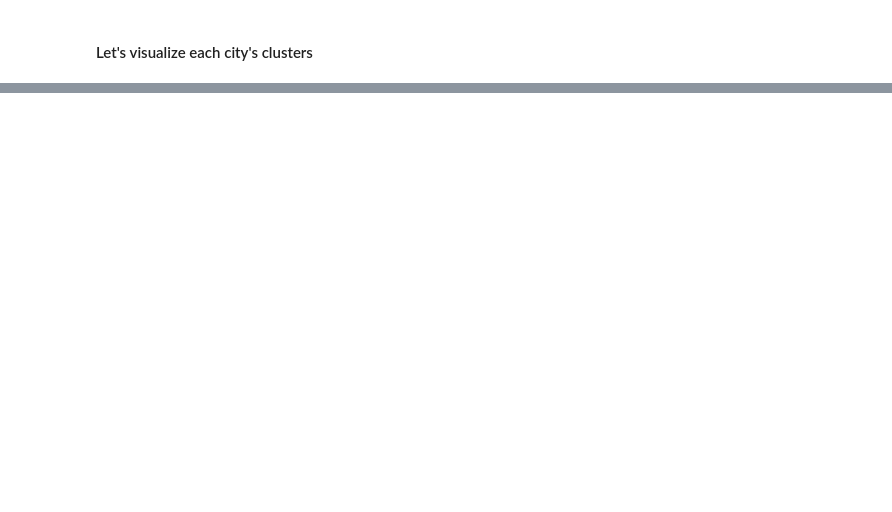
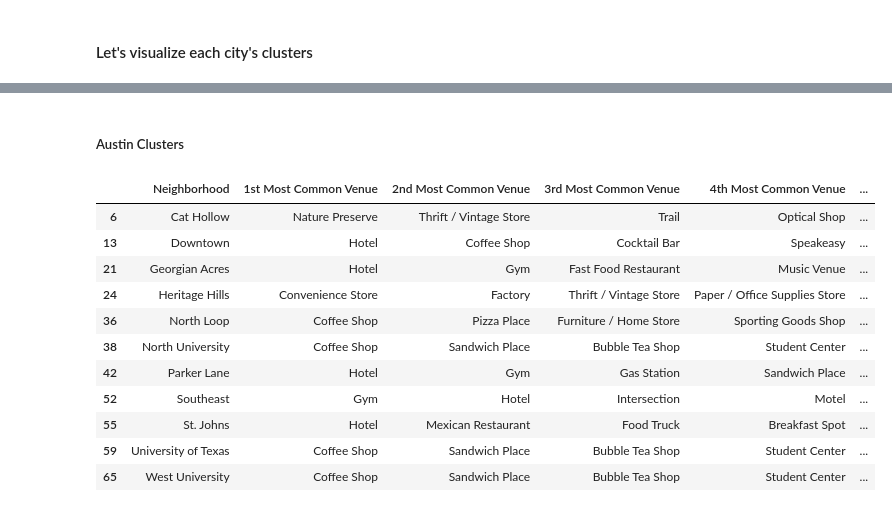
Before and after one commit to klfontus/Two_Capital_Cities, a Jupyter notebook: Data_Science_Capstone_Project.ipynb, the cells around one changed output, grey strips where cells are left out. Saved outputs shown, nothing was run; the diff lists cells and outputs as text; code cells hidden in the pictures; blank space fills up the shorter version.

```diff
--- a/Data_Science_Capstone_Project.ipynb
+++ b/Data_Science_Capstone_Project.ipynb
@@ -784,0 +844,17 @@ TypeError: ignored
+# %% [markdown]
+##### Austin Clusters
+# %%
+au_clusters_venues.loc[au_clusters_venues['Cluster Labels'] == 0, au_clusters_venues.columns[[0] + list(range(4, au_clusters_venues.shape[1]))]]
+# %% [output]
+|  | Neighborhood | 1st Most Common Venue | 2nd Most Common Venue | 3rd Most Common Venue | 4th Most Common Venue | ... |
+| 6 | Cat Hollow | Nature Preserve | Thrift / Vintage Store | Trail | Optical Shop | ... |
+| 13 | Downtown | Hotel | Coffee Shop | Cocktail Bar | Speakeasy | ... |
+| 21 | Georgian Acres | Hotel | Gym | Fast Food Restaurant | Music Venue | ... |
+| 24 | Heritage Hills | Convenience Store | Factory | Thrift / Vintage Store | Paper / Office Supplies Store | ... |
+| 36 | North Loop | Coffee Shop | Pizza Place | Furniture / Home Store | Sporting Goods Shop | ... |
+| 38 | North University | Coffee Shop | Sandwich Place | Bubble Tea Shop | Student Center | ... |
+| 42 | Parker Lane | Hotel | Gym | Gas Station | Sandwich Place | ... |
+| 52 | Southeast | Gym | Hotel | Intersection | Motel | ... |
+| 55 | St. Johns | Hotel | Mexican Restaurant | Food Truck | Breakfast Spot | ... |
+| 59 | University of Texas | Coffee Shop | Sandwich Place | Bubble Tea Shop | Student Center | ... |
+| 65 | West University | Coffee Shop | Sandwich Place | Bubble Tea Shop | Student Center | ... |
```
Also changed, not shown: parts of 35 cells of this notebook.
